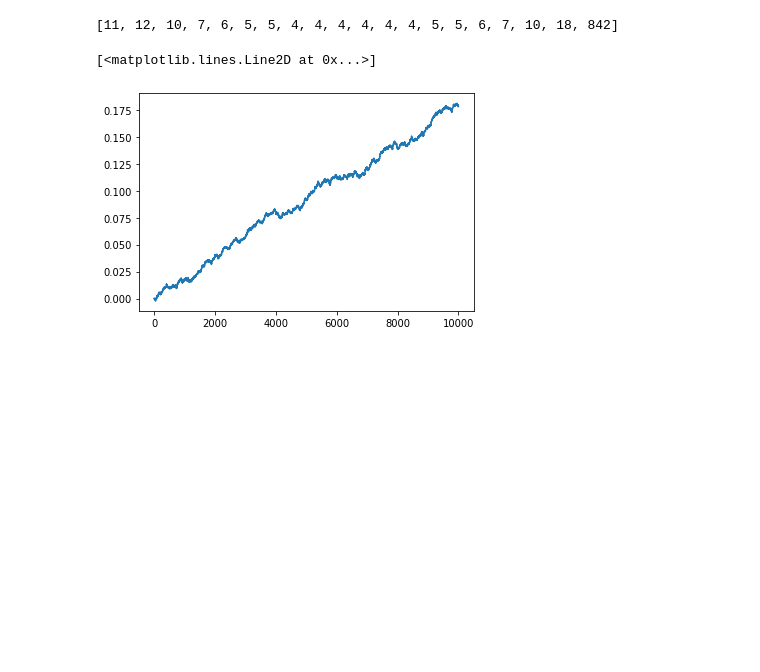
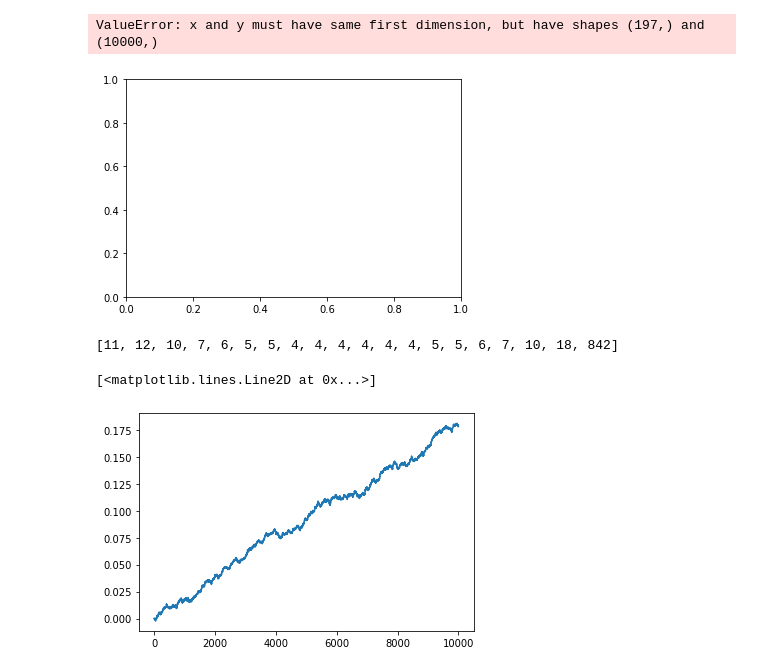
Before and after one commit to matibilkis/cdisc, a Jupyter notebook: analysis/integration_step.ipynb, the cells around one changed output. Cells and saved outputs as stored; diff of their text form; code cells hidden in the pictures; blank space fills up the shorter version.

```diff
--- a/analysis/integration_step.ipynb
+++ b/analysis/integration_step.ipynb
@@ -55,6 +58,9 @@ plt.plot(timind, ll1)
 # %%
 ll51 = np.mean(np.stack(l51), axis=0)
-plt.plot(timind[::51], l5l1)
+plt.plot(timind[::51], ll51)
+# %% [output]
+ValueError: x and y must have same first dimension, but have shapes (197,) and (10000,)
+[figure, added]
 # %%
 mm = [k[::pdt] for k,pdt in zip(mms, pdts[::-1])]
 # %%
```
Also changed, not shown: parts of 1 cell of this notebook, 11 other files.
